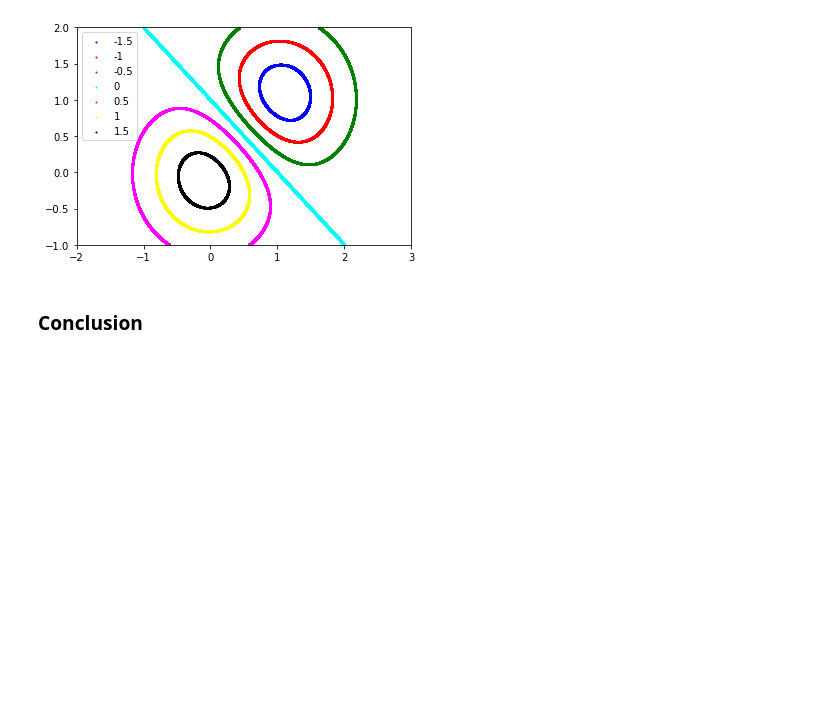
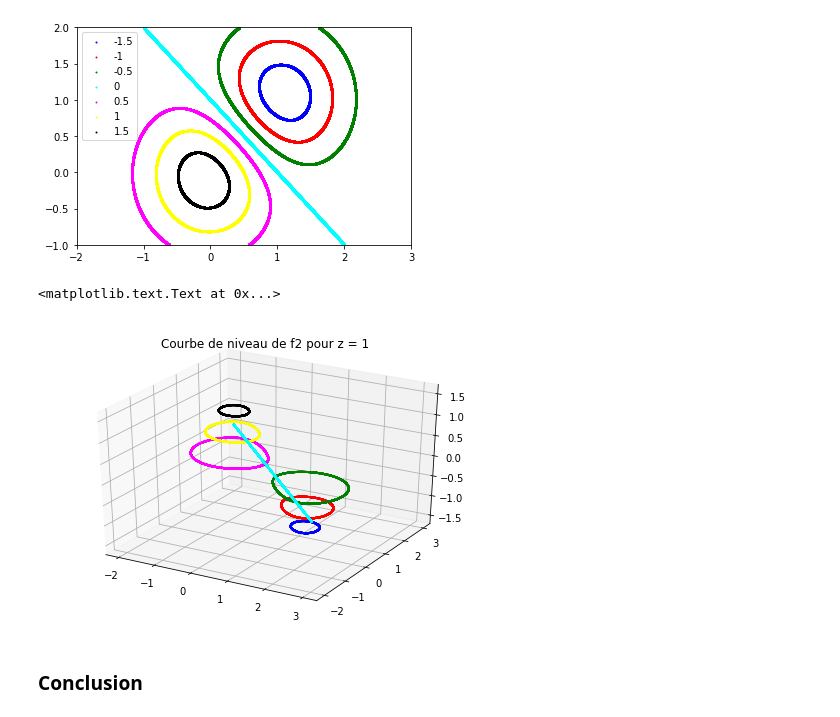
Before and after one commit to RSLLES/Projet_CD2, a Jupyter notebook: projet.ipynb, the cells around one changed output. Cells and saved outputs as stored; diff of their text form; code cells hidden in the pictures; blank space fills up the shorter version.

```diff
--- a/projet.ipynb
+++ b/projet.ipynb
@@ -353,5 +352,22 @@ plt.legend()
 plt.show()
 # %% [output]
 [figure]
+# %%
+#Création du graphe en 3D
+domain_x = np.linspace(-3,4)
+domain_y = np.linspace(-2,3)
+X, Y = np.meshgrid(domain_x, domain_y)
+fig = plt.figure()
+ax = Axes3D(fig)
+
+#ON trace la ligne de niveau
+for c,color in [(-1.5,"blue"), (-1, "red"), (-0.5, "green"), (0,"cyan"), (0.5,"magenta"), (1,"yellow"), (1.5,"black")]:
+    courbeX,courbeY = contour(f2, c=c, xc = domain_x, yc = domain_y)
+    ax.scatter(courbeX, courbeY, c, label=str(c), c=color, s=1)
+
+ax.set_title(f"Courbe de niveau de f2 pour z = {z0}")
+# %% [output]
+<matplotlib.text.Text at 0x...>
+[figure, added]
 # %% [markdown]
 ### Conclusion
```
Also changed, not shown: parts of 5 cells of this notebook, 2 other files.
